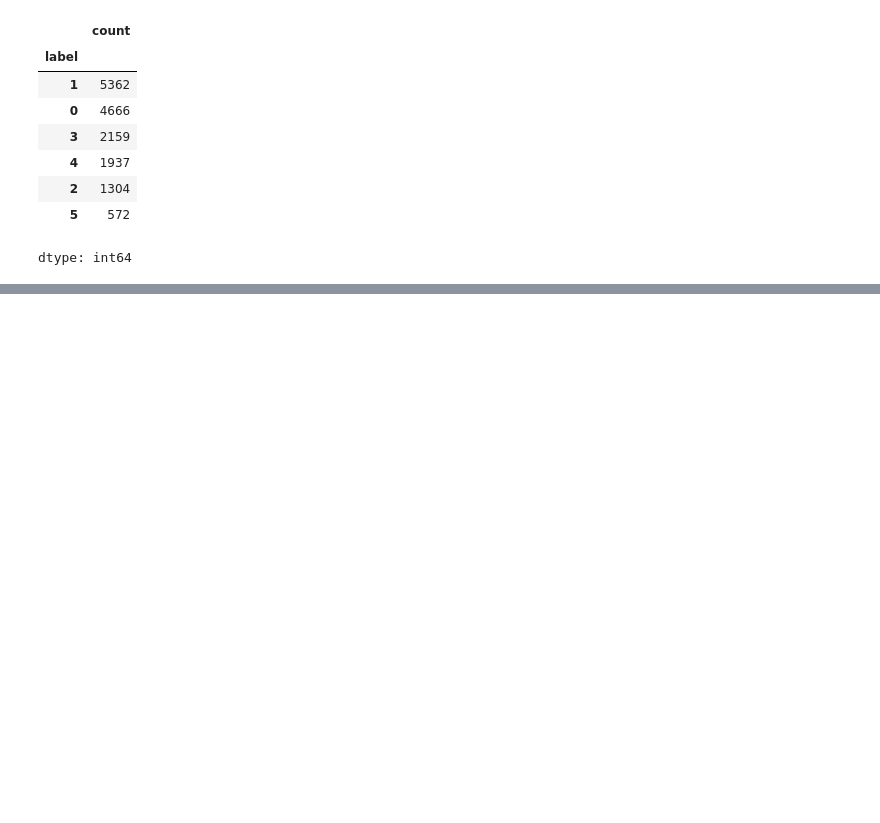
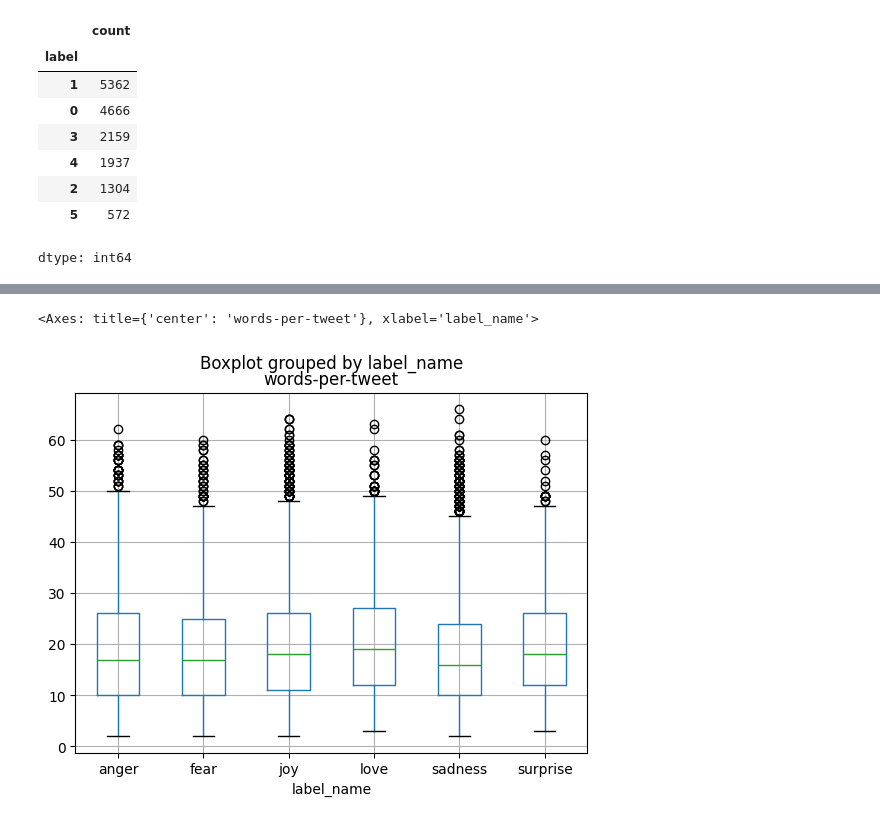
Before and after one commit to Muhammad-Asif10710/Gen-AI, a Jupyter notebook: Github_data_loading_and_analysis.ipynb, the cells around one changed output, grey strips where cells are left out. Drawn from its saved outputs; the diff is of its cells as text; code cells hidden in the pictures; blank space fills up the shorter version.

```diff
--- a/Github_data_loading_and_analysis.ipynb
+++ b/Github_data_loading_and_analysis.ipynb
@@ -77,0 +101,4 @@ dtype: int64
+# %%
+df['words-per-tweet']= df['text'].str.split().apply(len)
+#from the data where label on column text it splits the word of the text and then counts the lenght of words
+df
@@ -77,0 +119,5 @@ dtype: int64
+# %%
+df.boxplot("words-per-tweet", by="label_name")
+# %% [output]
+<Axes: title={'center': 'words-per-tweet'}, xlabel='label_name'>
+[figure, added]
```
Also changed, not shown: parts of 3 cells of this notebook.
